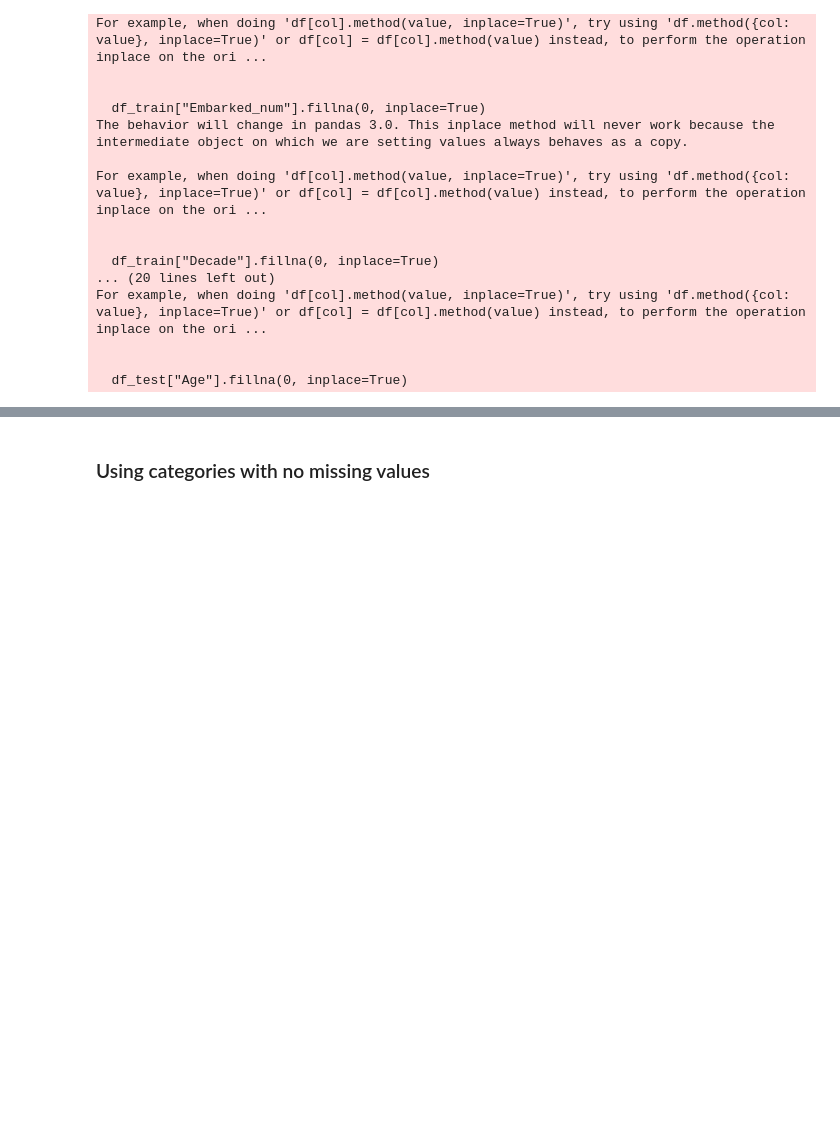
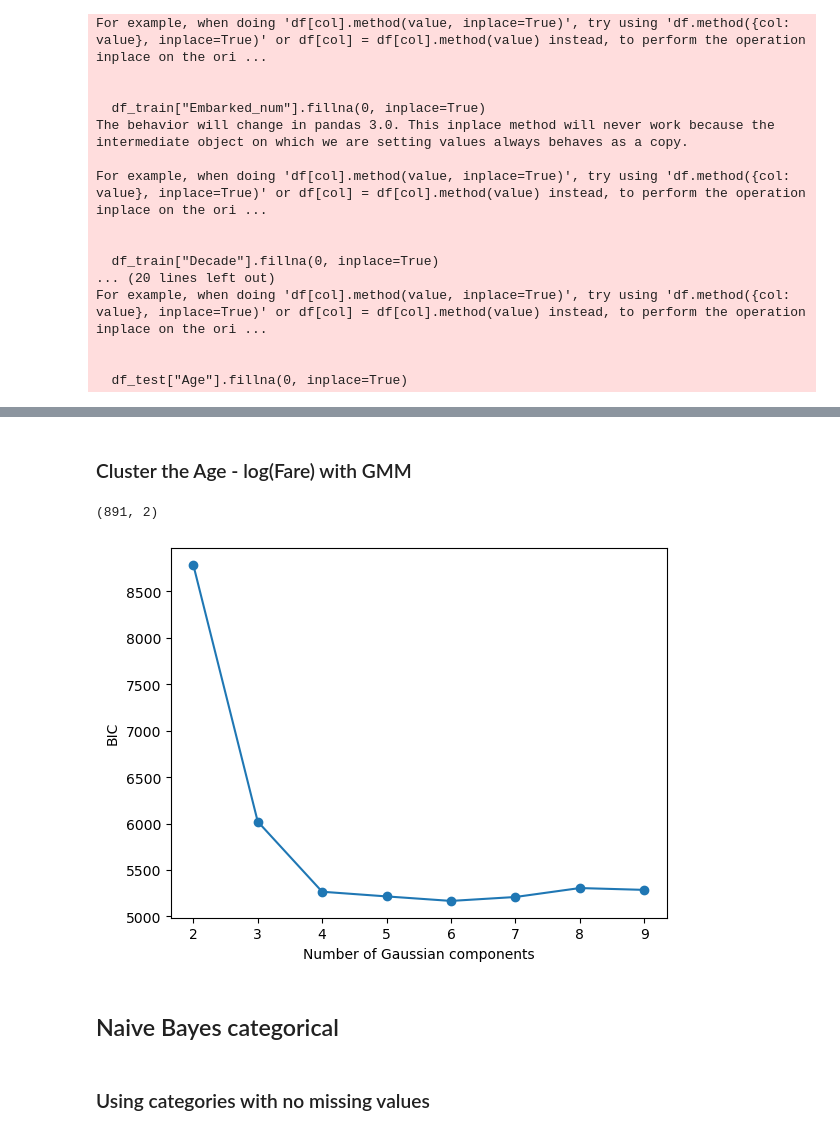
Before and after one commit to lmlb-astro/Kaggle-competitions, a Jupyter notebook: Titanic/survival_exploration_NaiveBayes.ipynb, the cells around one changed output, grey strips where cells are left out. Cells and saved outputs as stored; diff of their text form; code cells hidden in the pictures; blank space fills up the shorter version.

```diff
--- a/Titanic/survival_exploration_NaiveBayes.ipynb
+++ b/Titanic/survival_exploration_NaiveBayes.ipynb
@@ -209,3 +229,53 @@ For example, when doing 'df[col].method(value, inplace=True)', try using 'df.met
+# %% [markdown]
+### Cluster the Age - log(Fare) with GMM
+# %%
+## import the Gaussian Mixture Model from Scikit-learn
+from sklearn.mixture import GaussianMixture
+
+## input for the Gaussian Mixture Models
+num_comps_min = 2
+num_comps_max = 10
+seed_val = 108  ## Seed to initialize the GMM
+init_param_method = "kmeans" ## Method to initialize the weights and means of the GMM
+# %%
+## prepare the data for clustering
+clust_data = df_train[["Age", "log_fare"]].to_numpy()
+clust_data.shape
+# %% [output]
+(891, 2)
+# %%
+## storage list for the GMM fitting results
+BIC_list = [] ## stores the Bayesian Information Criterion (BIC) values for each fit
+num_comps_list = [] ## stores the number of components fitted
+min_BIC = np.nan  ## stores the minimal BIC_value
+best_model = None  ## stores the best GMM model
+# %%
+## identify the number of GMM clusters
+for num in range(num_comps_min, num_comps_max):
+    ## created a fitted model
+    model = GaussianMixture(n_components=num, init_params=init_param_method, random_state=seed_val).fit(clust_data)
+
+    ## calculate the BIC
+    BIC = model.bic(clust_data)
+
+    ## store the results from the model
+    if(np.isnan(min_BIC) or BIC < min_BIC):
+        min_BIC = BIC
+        best_model = model
+    BIC_list.append(BIC)
+    num_comps_list.append(num)
+# %%
+## Plot the BIC values as a function of the number of clusters to see the trend
+plt.plot(num_comps_list, BIC_list,"-o")
+
+plt.xlabel("Number of Gaussian components")
+plt.ylabel("BIC")
+
+plt.show()
+# %% [output]
+[figure, added]
+# %% [markdown]
+## Naive Bayes categorical
 # %% [markdown]
 ### Using categories with no missing values
 # %%
```
Also changed, not shown: parts of 14 cells of this notebook.
